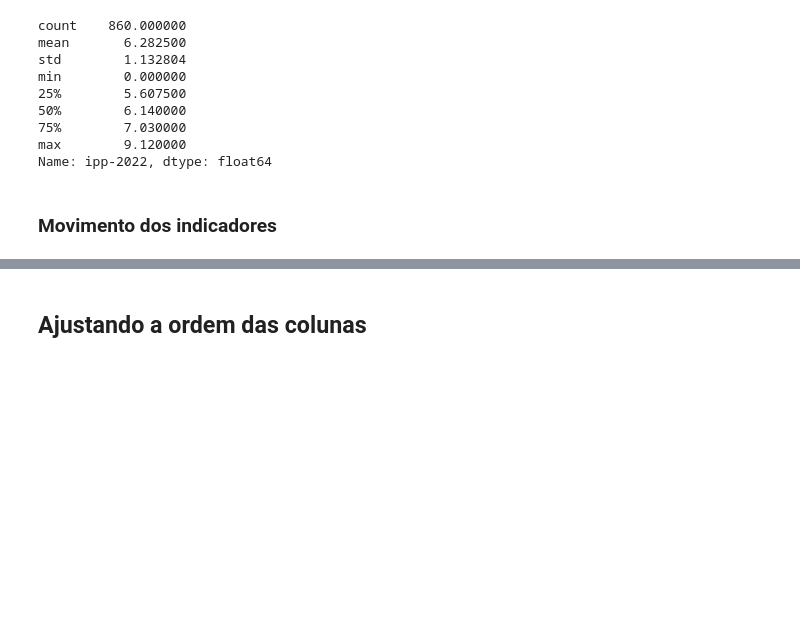
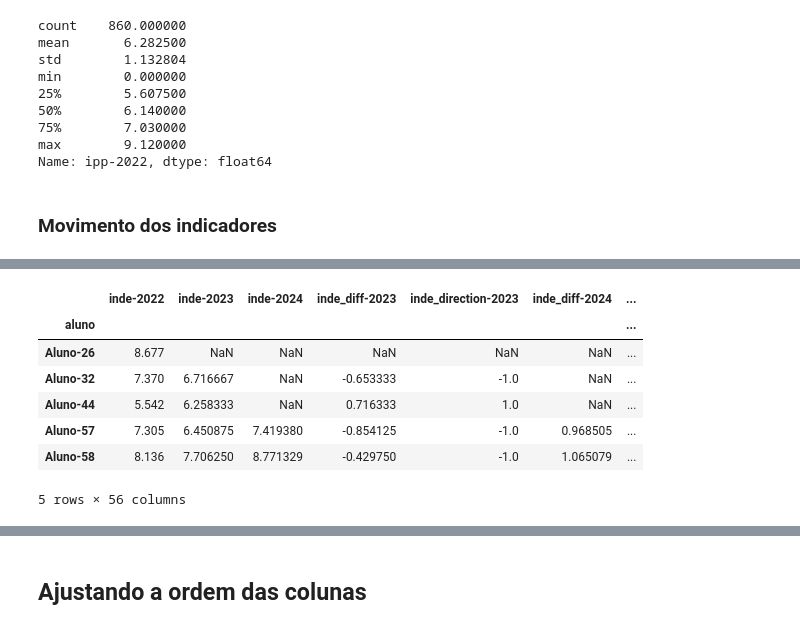
Before and after one commit to victoria-menezes/fiap-data-analytics-DATATHON, a Jupyter notebook: notebook.ipynb, the cells around one changed output, grey strips where cells are left out. Saved outputs shown, nothing was run; the diff lists cells and outputs as text; code cells hidden in the pictures; blank space fills up the shorter version.

```diff
--- a/notebook.ipynb
+++ b/notebook.ipynb
@@ -2159,11 +2174,19 @@ ind_movement.head(3)
 # %%
 for col in exclude_zero:
-	selection = ind_movement[f'{col}-2022'] == 0
-	ind_movement.loc[selection, f'{col}_diff-2023'] = np.nan
+	for year in years:
+		selection = ind_movement[f'{col}-{year - 1}'] == 0
+		ind_movement.loc[selection, f'{col}_diff-{year}'] = np.nan
+		ind_movement.loc[selection, f'{col}_direction-{year}'] = np.nan
 
-	selection = ind_movement[f'{col}-2023'] == 0
-	ind_movement.loc[selection, f'{col}_diff-2024'] = np.nan
-
-	ind_movement[selection]
+ind_movement[selection].head()
+# %% [output]
+|  | inde-2022 | inde-2023 | inde-2024 | inde_diff-2023 | inde_direction-2023 | inde_diff-2024 | ... |
+| aluno |  |  |  |  |  |  | ... |
+| Aluno-26 | 8.677 | NaN | NaN | NaN | NaN | NaN | ... |
+| Aluno-32 | 7.370 | 6.716667 | NaN | -0.653333 | -1.0 | NaN | ... |
+| Aluno-44 | 5.542 | 6.258333 | NaN | 0.716333 | 1.0 | NaN | ... |
+| Aluno-57 | 7.305 | 6.450875 | 7.419380 | -0.854125 | -1.0 | 0.968505 | ... |
+| Aluno-58 | 8.136 | 7.706250 | 8.771329 | -0.429750 | -1.0 | 1.065079 | ... |
+5 rows × 56 columns
 # %%
 for ind in indicators:
```
Also changed, not shown: parts of 27 cells of this notebook.
